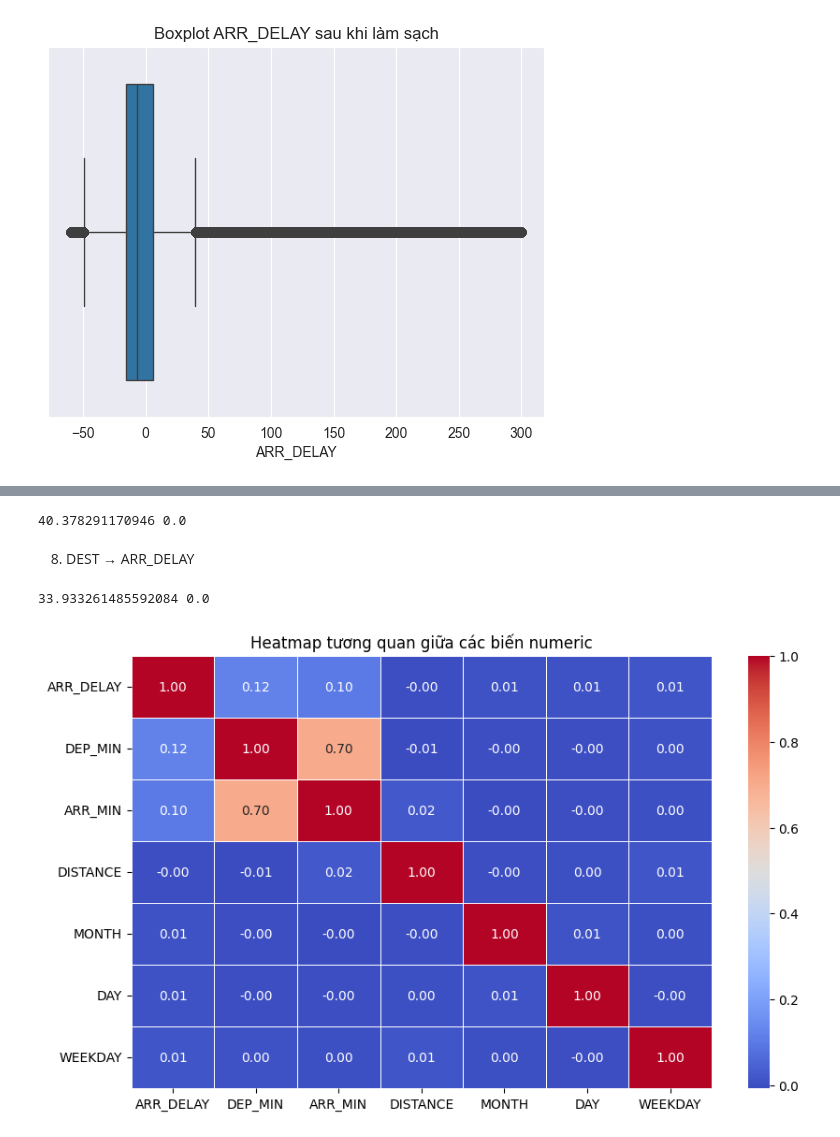
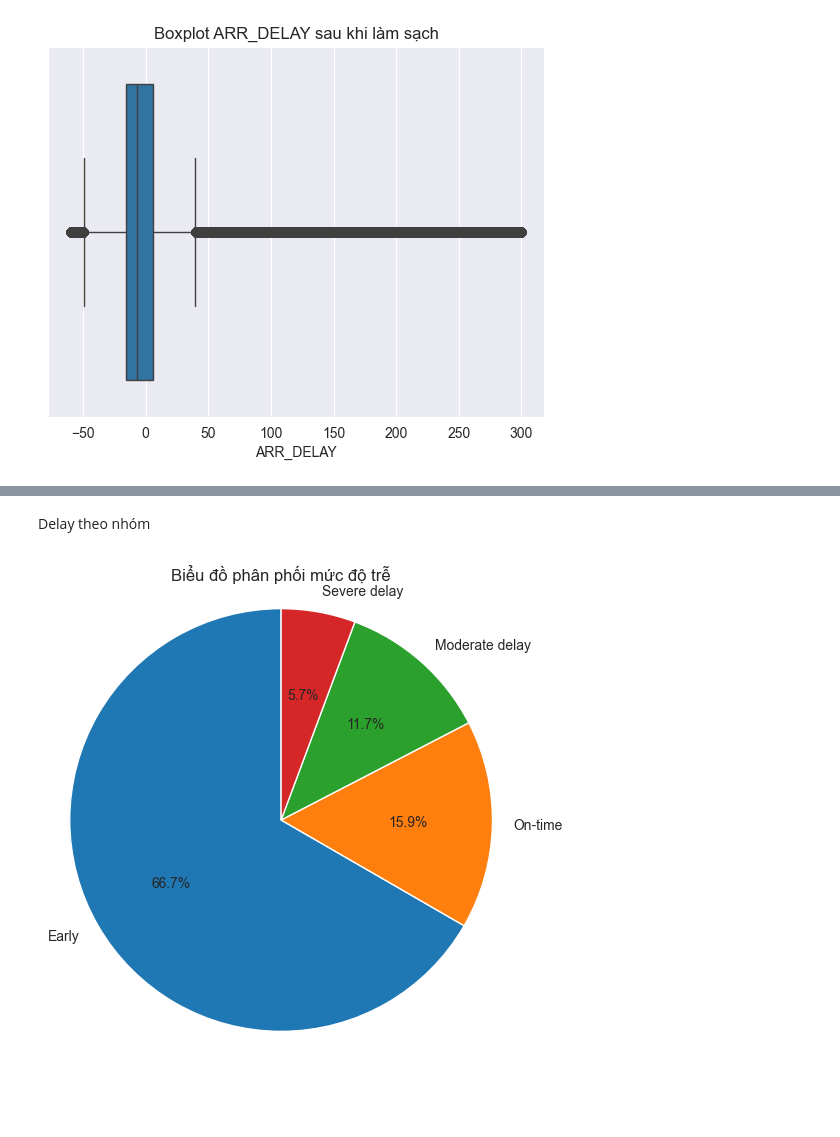
Before and after one commit to MinhPhi2504/IE313.Q12, a Jupyter notebook: flight.ipynb, the cells around one changed output, grey strips where cells are left out. Drawn from its saved outputs; the diff is of its cells as text; code cells hidden in the pictures; blank space fills up the shorter version.

```diff
--- a/flight.ipynb
+++ b/flight.ipynb
@@ -70,12 +298,0 @@ dtype: int64
-# %%
-df = df[[
-    "FL_DATE",
-    "AIRLINE_CODE",
-    "FL_NUMBER",
-    "ORIGIN",
-    "DEST",
-    "CRS_DEP_TIME",
-    "CRS_ARR_TIME",
-    "DISTANCE",
-    "ARR_DELAY"
-]]
@@ -188,7 +320,7 @@ Chuyển CRS_DEP_TIME / CRS_ARR_TIME sang phút trong ngày
 # %%
-def convert_time(t):
-    t = int(t)
-    return (t // 100) * 60 + (t % 100)
-
-df["DEP_MIN"] = df["CRS_DEP_TIME"].apply(convert_time)
-df["ARR_MIN"] = df["CRS_ARR_TIME"].apply(convert_time)
+# def convert_time(t):
+#     t = int(t)
+#     return (t // 100) * 60 + (t % 100)
+#
+# df["DEP_MIN"] = df["CRS_DEP_TIME"].apply(convert_time)
+# df["ARR_MIN"] = df["CRS_ARR_TIME"].apply(convert_time)
@@ -208,2 +327,2 @@ Xóa cột không cần nữa
 # %%
-df = df.drop(columns=["CRS_DEP_TIME", "CRS_ARR_TIME", "FL_DATE"])
+# df = df.drop(columns=["CRS_DEP_TIME", "CRS_ARR_TIME", "FL_DATE"])
@@ -538,28 +419,23 @@ Do đó, biến AIRLINE_CODE nên được giữ lại trong mô hình dự đo
-# %%
-groups = [df[df['ORIGIN']==o]['ARR_DELAY'] for o in df['ORIGIN'].unique()]
-f,p = f_oneway(*groups)
-print(f,p)
-# %% [output]
-40.378291170946 0.0
-# %% [markdown]
-8. DEST → ARR_DELAY
-# %%
-groups = [df[df['DEST']==o]['ARR_DELAY'] for o in df['DEST'].unique()]
-f,p = f_oneway(*groups)
-print(f,p)
-# %% [output]
-33.933261485592084 0.0
-# %%
-numeric_cols = ['ARR_DELAY', 'DEP_MIN', 'ARR_MIN', 'DISTANCE',
-                'MONTH', 'DAY', 'WEEKDAY']
-
-plt.figure(figsize=(10, 6))
-sns.heatmap(df[numeric_cols].corr(),
-            annot=True,
-            cmap='coolwarm',
-            fmt='.2f',
-            linewidths=0.5)
-plt.title("Heatmap tương quan giữa các biến numeric")
-plt.show()
-# %% [output]
-[figure, removed]
+# %% [markdown]
+Delay theo nhóm
+# %%
+df["delay_group"] = pd.cut(
+    df["ARR_DELAY"],
+    bins=[-100, 0, 15, 60, 300],
+    labels=["Early", "On-time", "Moderate delay", "Severe delay"]
+)
+delay_ratio = df["delay_group"].value_counts(normalize=True).sort_index() * 100
+plt.figure(figsize=(6,6))
+
+plt.pie(
+    delay_ratio,
+    labels=delay_ratio.index,
+    autopct="%.1f%%",
+    startangle=90
+)
+
+plt.title("Biểu đồ phân phối mức độ trễ")
+plt.axis("equal")
+plt.show()
+# %% [output]
+[figure, added]
```
Also changed, not shown: parts of 136 cells of this notebook.
